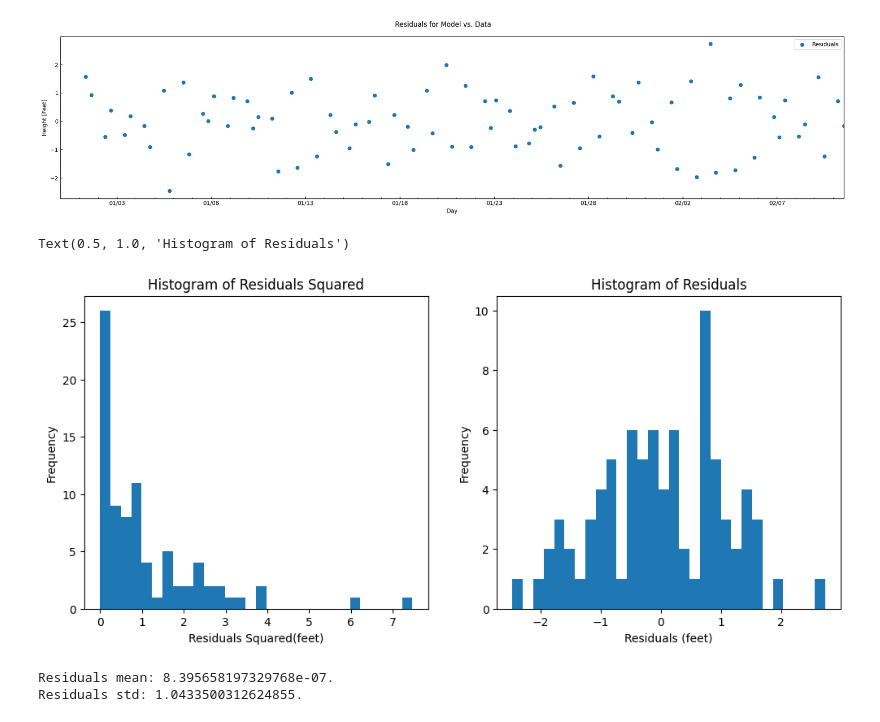
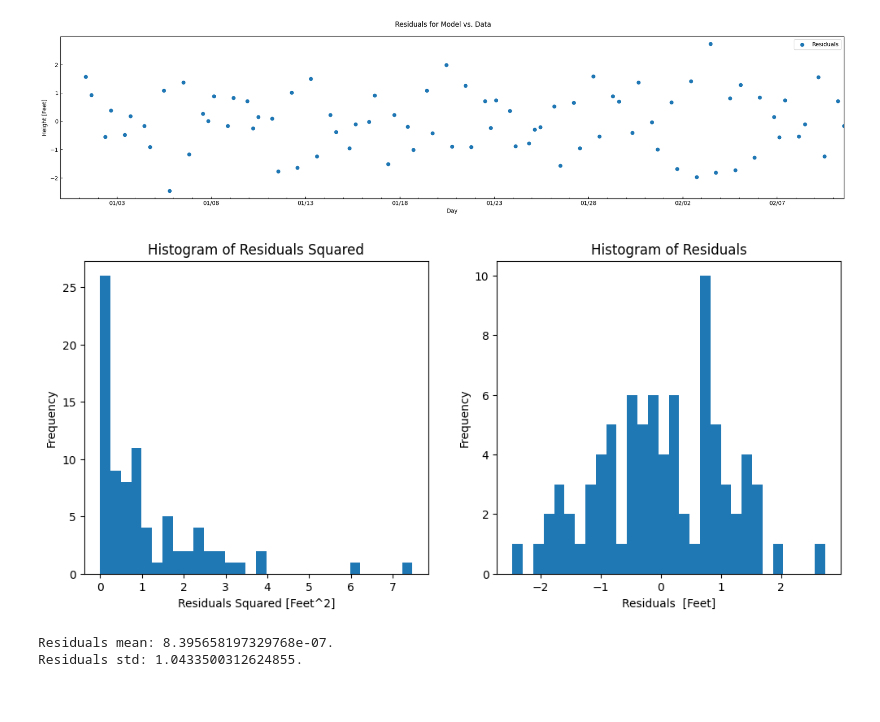
Before and after one commit to ZacharyJamesAdams/ASTR-19-Group-Project, a Jupyter notebook: main.ipynb, the cells around one changed output. Cells and saved outputs as stored; diff of their text form; code cells hidden in the pictures.

```diff
--- a/main.ipynb
+++ b/main.ipynb
@@ -155,19 +155,18 @@ fig.savefig('Residuals.pdf',bbox_inches = 'tight',dpi = 300)
 # %%
 residuals_squared = residuals**2
 fig, axes = plt.subplots(1, 2, figsize=(12, 5))
 
-axes[0].hist(residuals_squared, bins=30)
-axes[0].set_xlabel('Residuals Squared(feet)')
-axes[0].set_ylabel('Frequency')
-axes[0].set_title('Histogram of Residuals Squared')
+_ = axes[0].hist(residuals_squared, bins=30)
+_ = axes[0].set_xlabel('Residuals Squared [Feet^2]')
+_ = axes[0].set_ylabel('Frequency')
+_ = axes[0].set_title('Histogram of Residuals Squared')
 
-axes[1].hist(residuals, bins=30)
-axes[1].set_xlabel('Residuals (feet)')
-axes[1].set_ylabel('Frequency')
-axes[1].set_title('Histogram of Residuals')
+_ = axes[1].hist(residuals, bins=30)
+_ = axes[1].set_xlabel('Residuals  [Feet]')
+_ = axes[1].set_ylabel('Frequency')
+_ = axes[1].set_title('Histogram of Residuals')
 # %% [output]
-Text(0.5, 1.0, 'Histogram of Residuals')
-[figure, old version]
+[figure, new version]
 # %%
 #Standard deviation and mean of Residual
 res_std = np.std(residuals)
```
Also changed, not shown: parts of 2 cells of this notebook.
